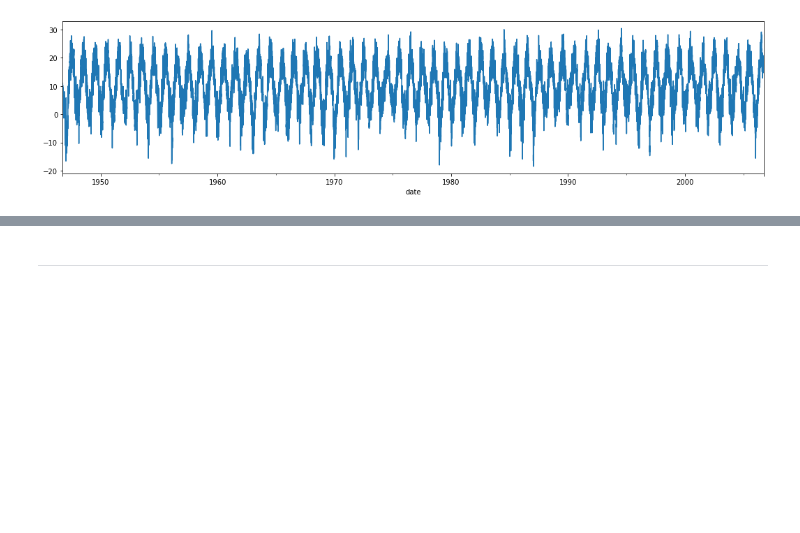
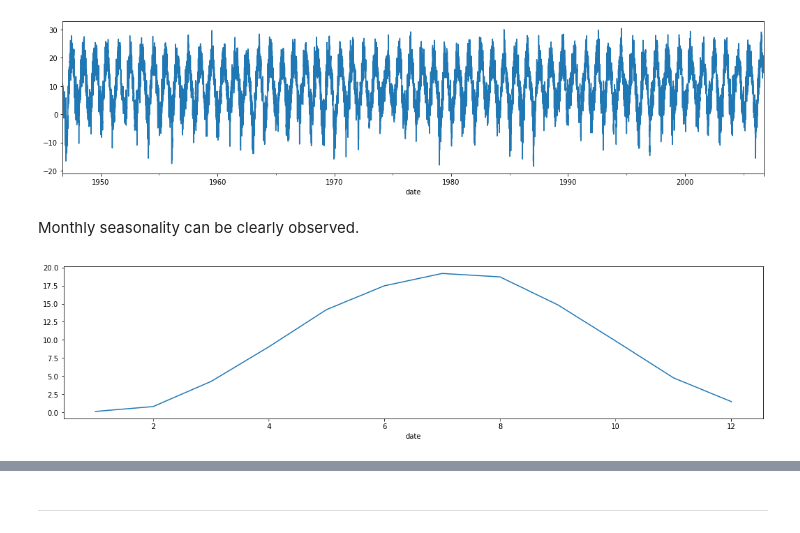
Before and after one commit to BGSoares/Bootcamp-Data-Science, a Jupyter notebook: 07-Temperature-Forecast/Temperature-Forecast.ipynb, the cells around one changed output, grey strips where cells are left out. Cells and saved outputs as stored; diff of their text form; code cells hidden in the pictures; blank space fills up the shorter version.

```diff
--- a/07-Temperature-Forecast/Temperature-Forecast.ipynb
+++ b/07-Temperature-Forecast/Temperature-Forecast.ipynb
@@ -133,3 +151,9 @@ Test starts: 2006-10-01 00:00:00 Test ends : 2021-09-30 00:00:00
 if plot: df_train['tg'].plot()
 # %% [output]
 [figure]
+# %% [markdown]
+Monthly seasonality can be clearly observed.
+# %%
+if plot: df_train['tg'].groupby(df_train.index.month).mean().plot()
+# %% [output]
+[figure, added]
```
Also changed, not shown: parts of 37 cells of this notebook, 7 other files.
